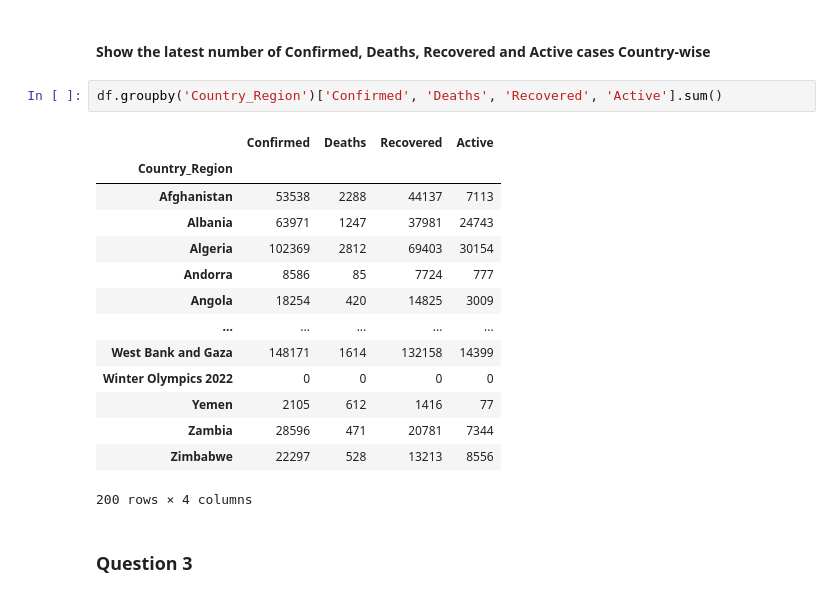
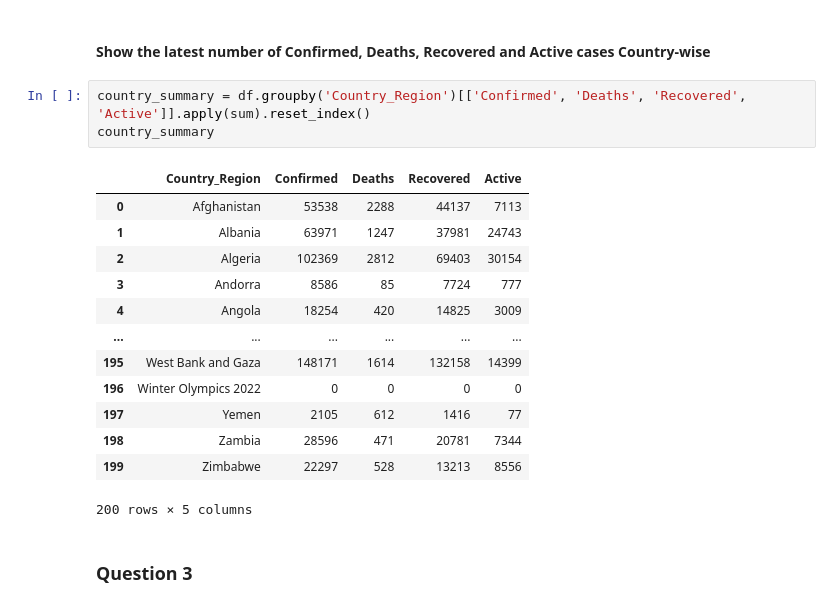
Before and after one commit to ManagementEngineer/sd4000-task5-covid, a Jupyter notebook: Lecture_02_Pandas_Covid_Analysis_Questions.ipynb, the cells around one changed output. Saved outputs shown, nothing was run; the diff lists cells and outputs as text.

```diff
--- a/Lecture_02_Pandas_Covid_Analysis_Questions.ipynb
+++ b/Lecture_02_Pandas_Covid_Analysis_Questions.ipynb
@@ -174,22 +174,22 @@ Name: Active, Length: 200, dtype: int64
 # %% [markdown]
 #### Show the latest number of Confirmed, Deaths, Recovered and Active cases Country-wise
 # %%
-df.groupby('Country_Region')['Confirmed', 'Deaths', 'Recovered', 'Active'].sum()
+country_summary = df.groupby('Country_Region')[['Confirmed', 'Deaths', 'Recovered', 'Active']].apply(sum).reset_index()
+country_summary
 # %% [output]
-|  | Confirmed | Deaths | Recovered | Active |
-| Country_Region |  |  |  |  |
-| Afghanistan | 53538 | 2288 | 44137 | 7113 |
-| Albania | 63971 | 1247 | 37981 | 24743 |
-| Algeria | 102369 | 2812 | 69403 | 30154 |
-| Andorra | 8586 | 85 | 7724 | 777 |
-| Angola | 18254 | 420 | 14825 | 3009 |
-| ... | ... | ... | ... | ... |
-| West Bank and Gaza | 148171 | 1614 | 132158 | 14399 |
-| Winter Olympics 2022 | 0 | 0 | 0 | 0 |
-| Yemen | 2105 | 612 | 1416 | 77 |
-| Zambia | 28596 | 471 | 20781 | 7344 |
-| Zimbabwe | 22297 | 528 | 13213 | 8556 |
+|  | Country_Region | Confirmed | Deaths | Recovered | Active |
+| 0 | Afghanistan | 53538 | 2288 | 44137 | 7113 |
+| 1 | Albania | 63971 | 1247 | 37981 | 24743 |
+| 2 | Algeria | 102369 | 2812 | 69403 | 30154 |
+| 3 | Andorra | 8586 | 85 | 7724 | 777 |
+| 4 | Angola | 18254 | 420 | 14825 | 3009 |
+| ... | ... | ... | ... | ... | ... |
+| 195 | West Bank and Gaza | 148171 | 1614 | 132158 | 14399 |
+| 196 | Winter Olympics 2022 | 0 | 0 | 0 | 0 |
+| 197 | Yemen | 2105 | 612 | 1416 | 77 |
+| 198 | Zambia | 28596 | 471 | 20781 | 7344 |
+| 199 | Zimbabwe | 22297 | 528 | 13213 | 8556 |
-200 rows × 4 columns
+200 rows × 5 columns
 # %% [markdown]
 ### Question 3
 # %% [markdown]
```
Also changed, not shown: parts of 29 cells of this notebook.
